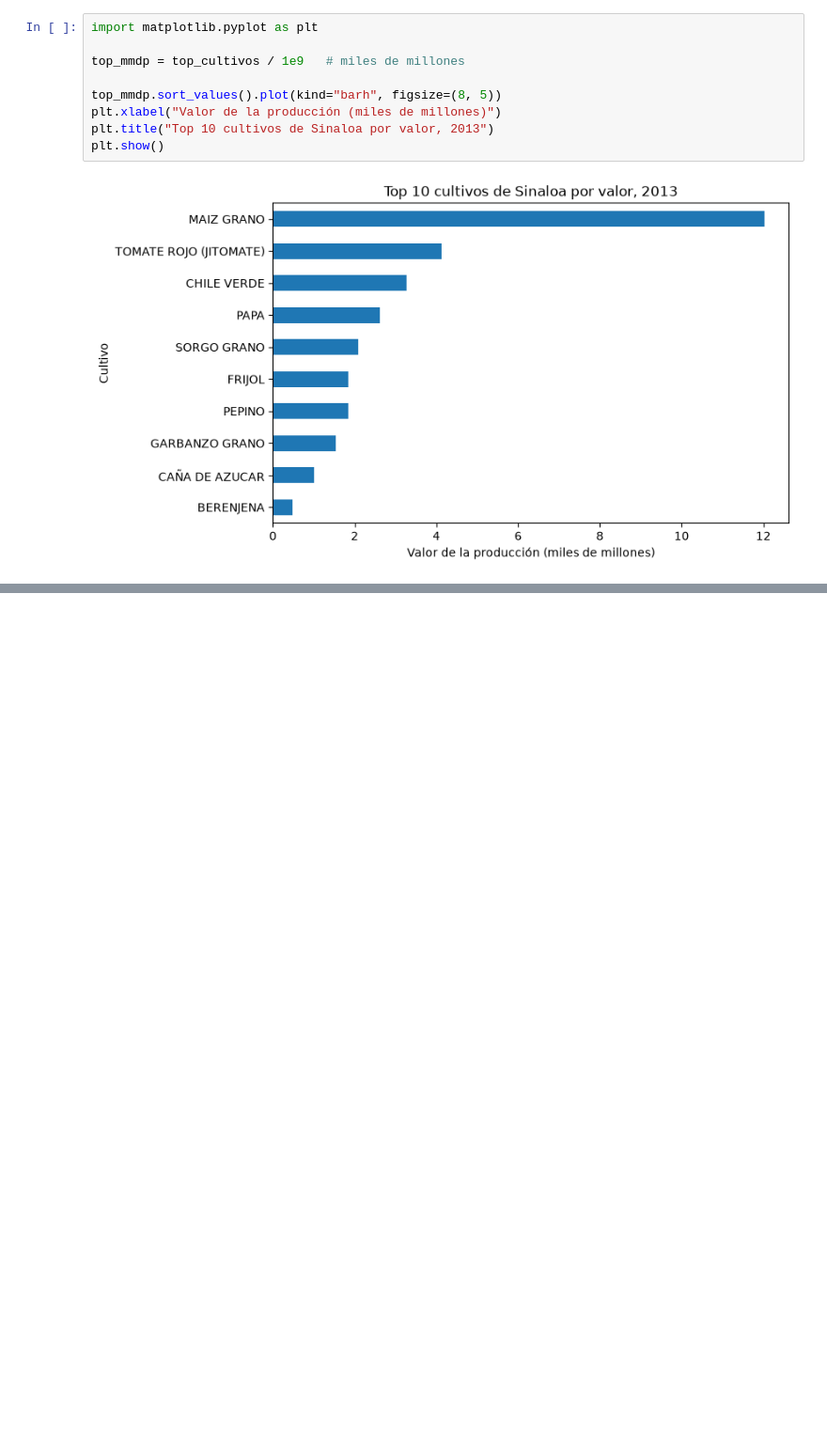
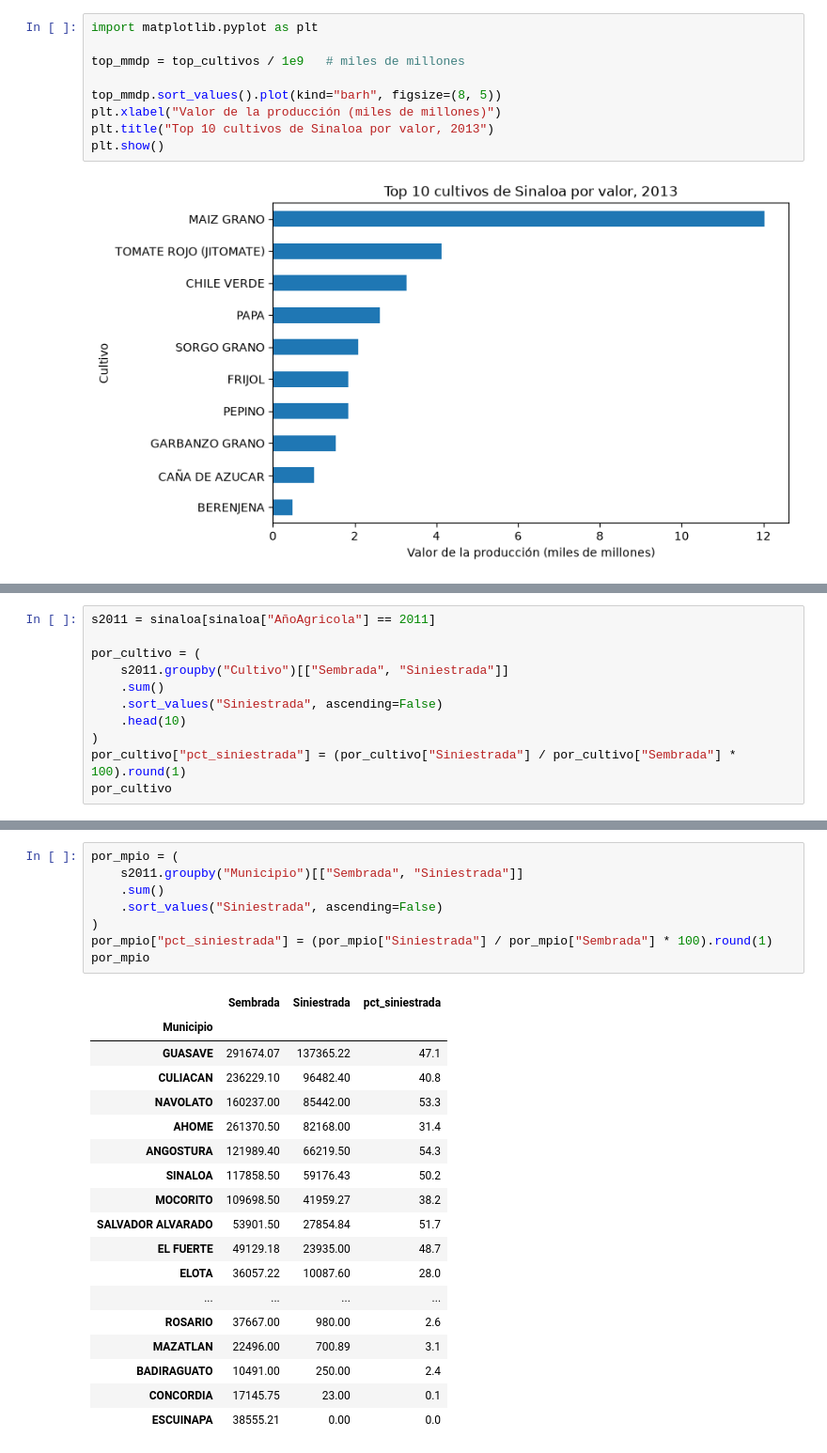
Before and after one commit to carlos-aispuro/agro-sinaloa, a Jupyter notebook: notebooks/01_exploracion.ipynb, the cells around one changed output, grey strips where cells are left out. Shown at 94% size. Saved outputs shown, nothing was run; the diff lists cells and outputs as text; blank space fills up the shorter version.

```diff
--- a/notebooks/01_exploracion.ipynb
+++ b/notebooks/01_exploracion.ipynb
@@ -110,0 +209,11 @@ plt.show()
+# %%
+s2011 = sinaloa[sinaloa["AñoAgricola"] == 2011]
+
+por_cultivo = (
+    s2011.groupby("Cultivo")[["Sembrada", "Siniestrada"]]
+    .sum()
+    .sort_values("Siniestrada", ascending=False)
+    .head(10)
+)
+por_cultivo["pct_siniestrada"] = (por_cultivo["Siniestrada"] / por_cultivo["Sembrada"] * 100).round(1)
+por_cultivo
@@ -110,0 +233,27 @@ plt.show()
+# %%
+por_mpio = (
+    s2011.groupby("Municipio")[["Sembrada", "Siniestrada"]]
+    .sum()
+    .sort_values("Siniestrada", ascending=False)
+)
+por_mpio["pct_siniestrada"] = (por_mpio["Siniestrada"] / por_mpio["Sembrada"] * 100).round(1)
+por_mpio
+# %% [output]
+|  | Sembrada | Siniestrada | pct_siniestrada |
+| Municipio |  |  |  |
+| GUASAVE | 291674.07 | 137365.22 | 47.1 |
+| CULIACAN | 236229.10 | 96482.40 | 40.8 |
+| NAVOLATO | 160237.00 | 85442.00 | 53.3 |
+| AHOME | 261370.50 | 82168.00 | 31.4 |
+| ANGOSTURA | 121989.40 | 66219.50 | 54.3 |
+| SINALOA | 117858.50 | 59176.43 | 50.2 |
+| MOCORITO | 109698.50 | 41959.27 | 38.2 |
+| SALVADOR ALVARADO | 53901.50 | 27854.84 | 51.7 |
+| EL FUERTE | 49129.18 | 23935.00 | 48.7 |
+| ELOTA | 36057.22 | 10087.60 | 28.0 |
+| ... | ... | ... | ... |
+| ROSARIO | 37667.00 | 980.00 | 2.6 |
+| MAZATLAN | 22496.00 | 700.89 | 3.1 |
+| BADIRAGUATO | 10491.00 | 250.00 | 2.4 |
+| CONCORDIA | 17145.75 | 23.00 | 0.1 |
+| ESCUINAPA | 38555.21 | 0.00 | 0.0 |
```
Also changed, not shown: parts of 13 cells of this notebook.
